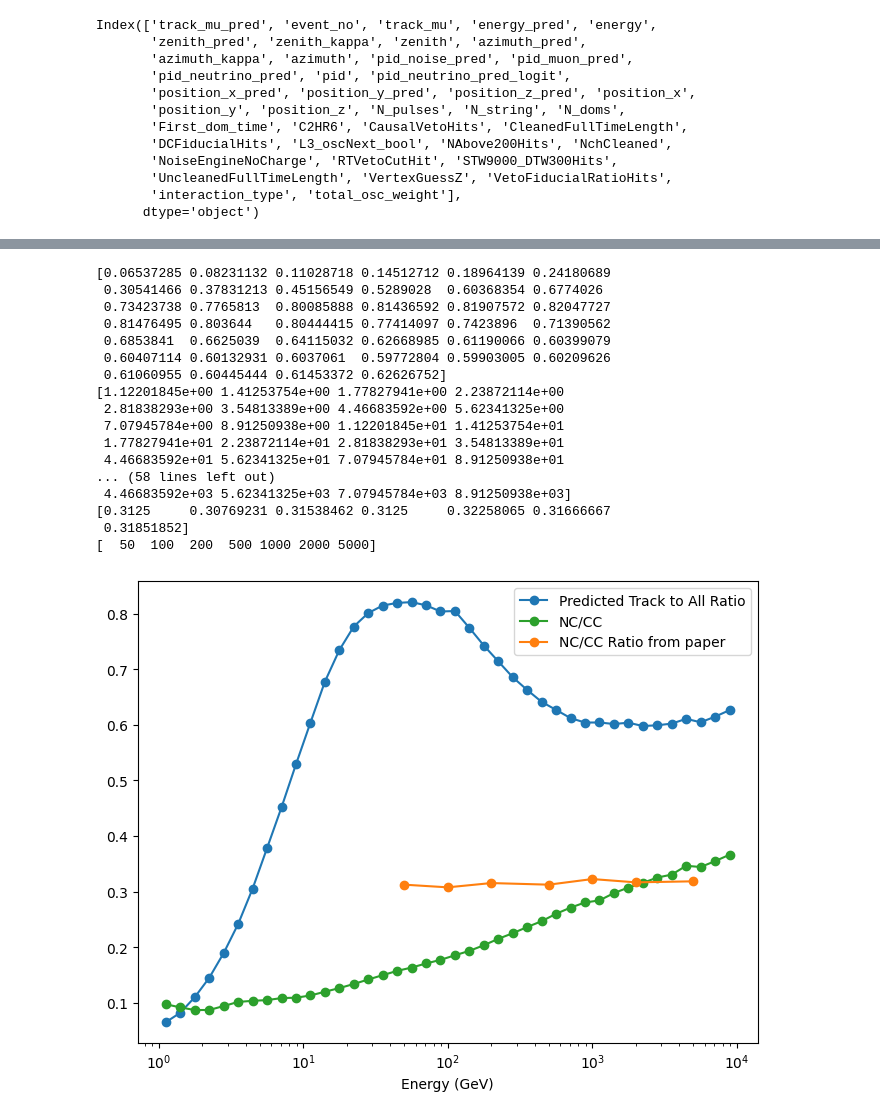
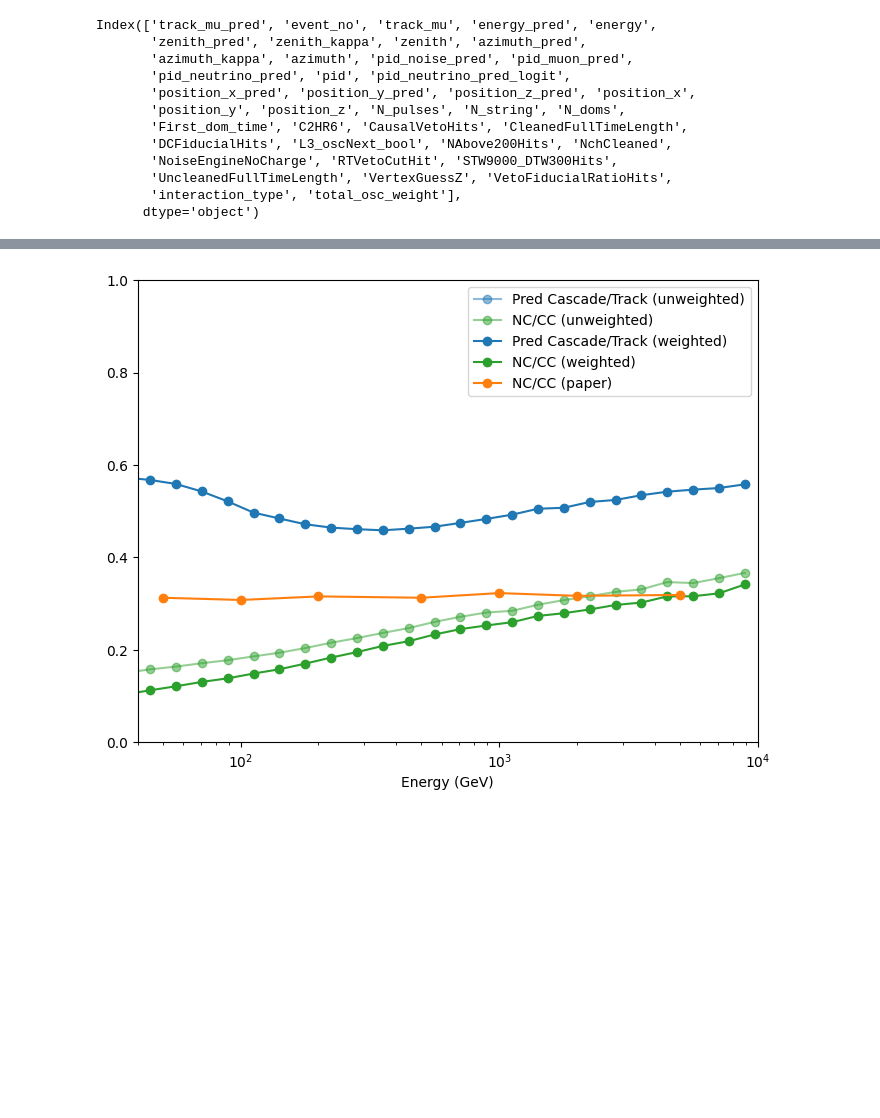
Before and after one commit to Nielsdb63/Weinberg_Angle_IceCube, a Jupyter notebook: ST.ipynb, the cells around one changed output, grey strips where cells are left out. Saved outputs shown, nothing was run; the diff lists cells and outputs as text; code cells hidden in the pictures; blank space fills up the shorter version.

```diff
--- a/ST.ipynb
+++ b/ST.ipynb
@@ -399,45 +396,31 @@ Example at E = 1e+03 GeV:
 # %%
 ratio = (np.array(NC_list))/(np.array(CC_list))
+pred_ratio =   (np.array(casc_list))/np.array(track_list)
 
-pred_ratio =   (np.array(casc_list))/np.array(track_list)
+# Weighted ratios (safe div)
+eps = 1e-12
+ratio_w = (np.array(NC_w_list)) / (np.array(CC_w_list) + eps)
+pred_ratio_w = (np.array(casc_pred_w_list)) / (np.array(track_pred_w_list) + eps)
 
 sigma_cc = np.array([0.32, 0.65, 1.3, 3.2, 6.2, 12, 27]) * 1e-36
 sigma_nc = np.array([0.10, 0.20, 0.41, 1.0, 2.0, 3.8, 8.6]) * 1e-36
 energies_list = np.array([50, 100, 200, 500, 1000, 2000, 5000])  # GeV
 
 true_ratio = sigma_nc / sigma_cc
 
 fig, ax = plt.subplots(figsize=(8, 6))
-ax.plot(log_bincenters, pred_ratio, marker='o', label='Predicted Track to All Ratio', color='tab:blue')
-ax.plot(log_bincenters, ratio, marker='o', label='NC/CC', color='tab:green')
-ax.plot(energies_list, true_ratio, marker='o', label='NC/CC Ratio from paper', color='tab:orange')
+ax.plot(log_bincenters, pred_ratio, marker='o', label='Pred Cascade/Track (unweighted)', color='tab:blue', alpha=0.5)
+ax.plot(log_bincenters, ratio, marker='o', label='NC/CC (unweighted)', color='tab:green', alpha=0.5)
+ax.plot(log_bincenters, pred_ratio_w, marker='o', label='Pred Cascade/Track (weighted)', color='tab:blue')
+ax.plot(log_bincenters, ratio_w, marker='o', label='NC/CC (weighted)', color='tab:green')
+ax.plot(energies_list, true_ratio, marker='o', label='NC/CC (paper)', color='tab:orange')
 ax.set_xlabel('Energy (GeV)')
 ax.set_xscale('log')
 ax.legend()
 
+ax.set(xlim=(40, 10000), ylim=(0, 1))
 
-print(pred_ratio)
-print(log_bincenters)
-print(ratio)
-print(log_bincenters)
-print(true_ratio)
-print(energies_list)
+
+plt.show()
 # %% [output]
-[0.06537285 0.08231132 0.11028718 0.14512712 0.18964139 0.24180689
- 0.30541466 0.37831213 0.45156549 0.5289028  0.60368354 0.6774026
- 0.73423738 0.7765813  0.80085888 0.81436592 0.81907572 0.82047727
- 0.81476495 0.803644   0.80444415 0.77414097 0.7423896  0.71390562
- 0.6853841  0.6625039  0.64115032 0.62668985 0.61190066 0.60399079
- 0.60407114 0.60132931 0.6037061  0.59772804 0.59903005 0.60209626
- 0.61060955 0.60445444 0.61453372 0.62626752]
-[1.12201845e+00 1.41253754e+00 1.77827941e+00 2.23872114e+00
- 2.81838293e+00 3.54813389e+00 4.46683592e+00 5.62341325e+00
- 7.07945784e+00 8.91250938e+00 1.12201845e+01 1.41253754e+01
- 1.77827941e+01 2.23872114e+01 2.81838293e+01 3.54813389e+01
- 4.46683592e+01 5.62341325e+01 7.07945784e+01 8.91250938e+01
-... (58 lines left out)
- 4.46683592e+03 5.62341325e+03 7.07945784e+03 8.91250938e+03]
-[0.3125     0.30769231 0.31538462 0.3125     0.32258065 0.31666667
- 0.31851852]
-[  50  100  200  500 1000 2000 5000]
-[figure, old version]
+[figure, new version]
```
Also changed, not shown: parts of 7 cells of this notebook.
